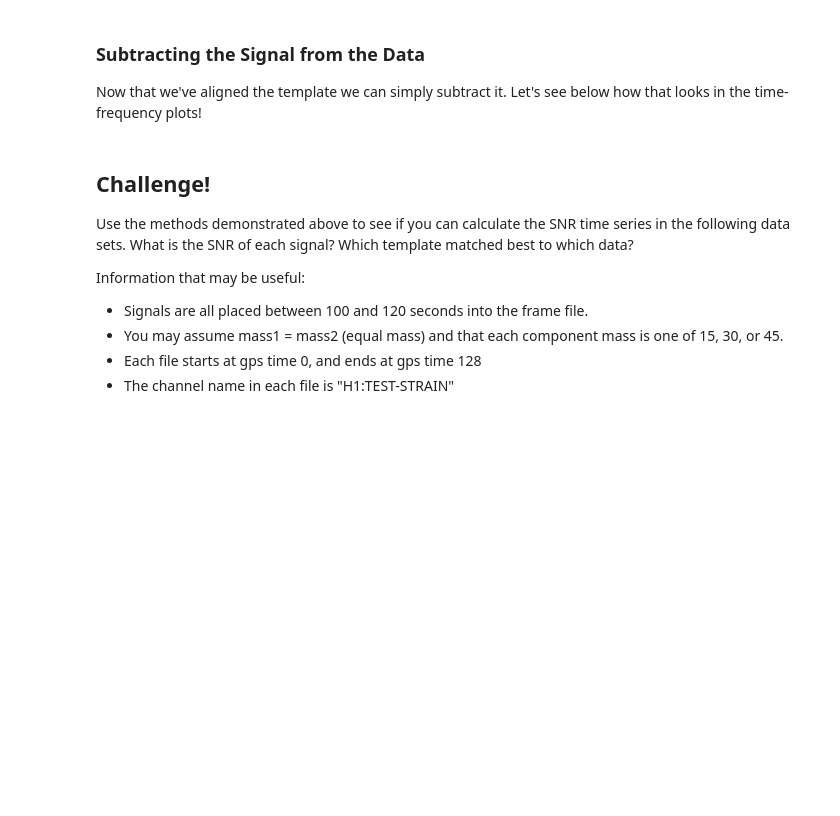
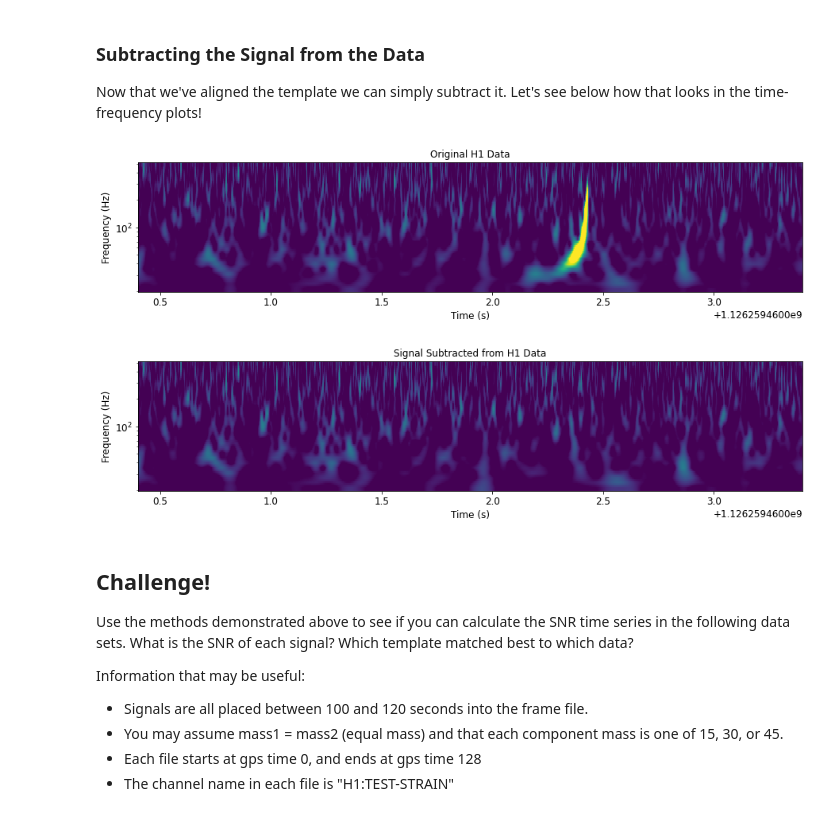
Before and after one commit to gw-odw/odw-2022, a Jupyter notebook: Tutorials/Day_2/Tuto_2.2_Matched_Filtering_In_action.ipynb, the cells around one changed output. Drawn from its saved outputs; the diff is of its cells as text; code cells hidden in the pictures; blank space fills up the shorter version.

```diff
--- a/Tutorials/Day_2/Tuto_2.2_Matched_Filtering_In_action.ipynb
+++ b/Tutorials/Day_2/Tuto_2.2_Matched_Filtering_In_action.ipynb
@@ -224,20 +236,23 @@ Now that we've aligned the template we can simply subtract it. Let's see below h
 # %%
 subtracted = conditioned - aligned
 
 # Plot the original data and the subtracted signal data
 
 for data, title in [(conditioned, 'Original H1 Data'),
                     (subtracted, 'Signal Subtracted from H1 Data')]:
 
     t, f, p = data.whiten(4, 4).qtransform(.001, logfsteps=100, qrange=(8, 8), frange=(20, 512))
     pylab.figure(figsize=[15, 3])
     pylab.title(title)
-    pylab.pcolormesh(t, f, p**0.5, vmin=1, vmax=6)
+    pylab.pcolormesh(t, f, p**0.5, vmin=1, vmax=6, shading='auto')
     pylab.yscale('log')
     pylab.xlabel('Time (s)')
     pylab.ylabel('Frequency (Hz)')
     pylab.xlim(merger.time - 2, merger.time + 1)
     pylab.show()
+# %% [output]
+[figure, added]
+[figure, added]
 # %% [markdown]
 ## Challenge!
 
```
Also changed, not shown: parts of 5 cells of this notebook, 1 other file.
